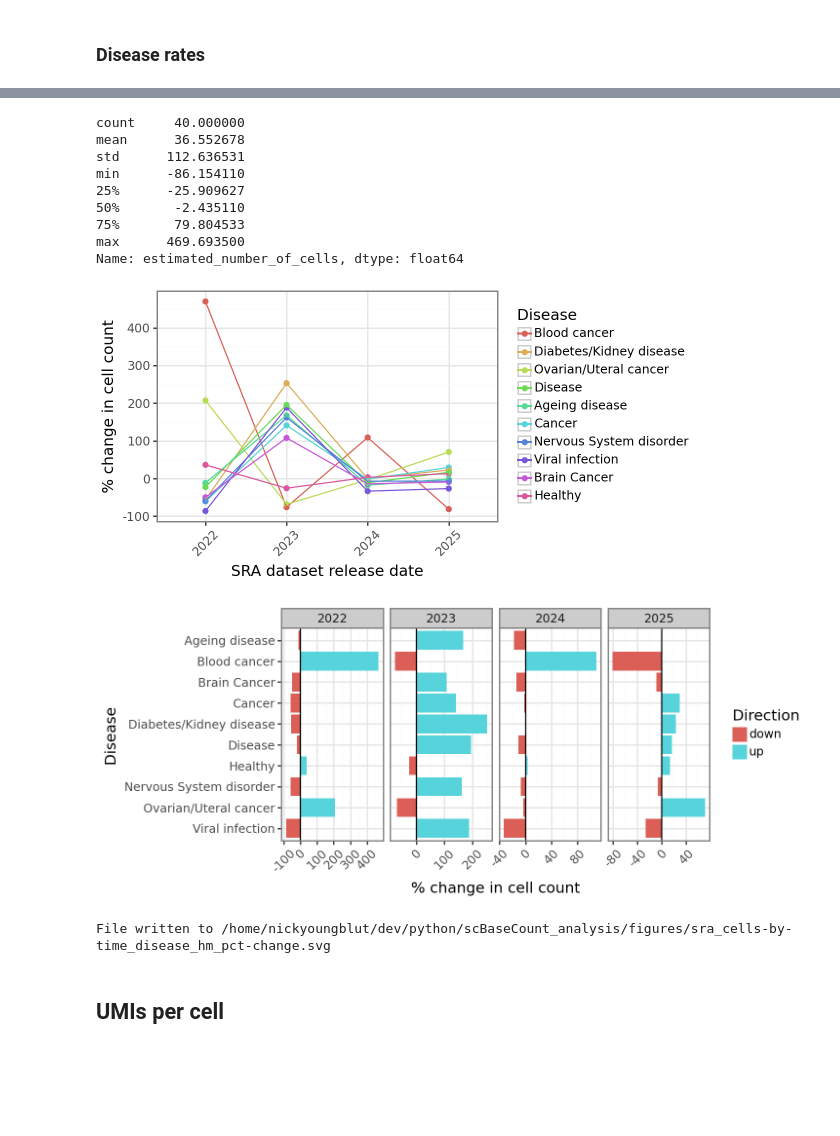
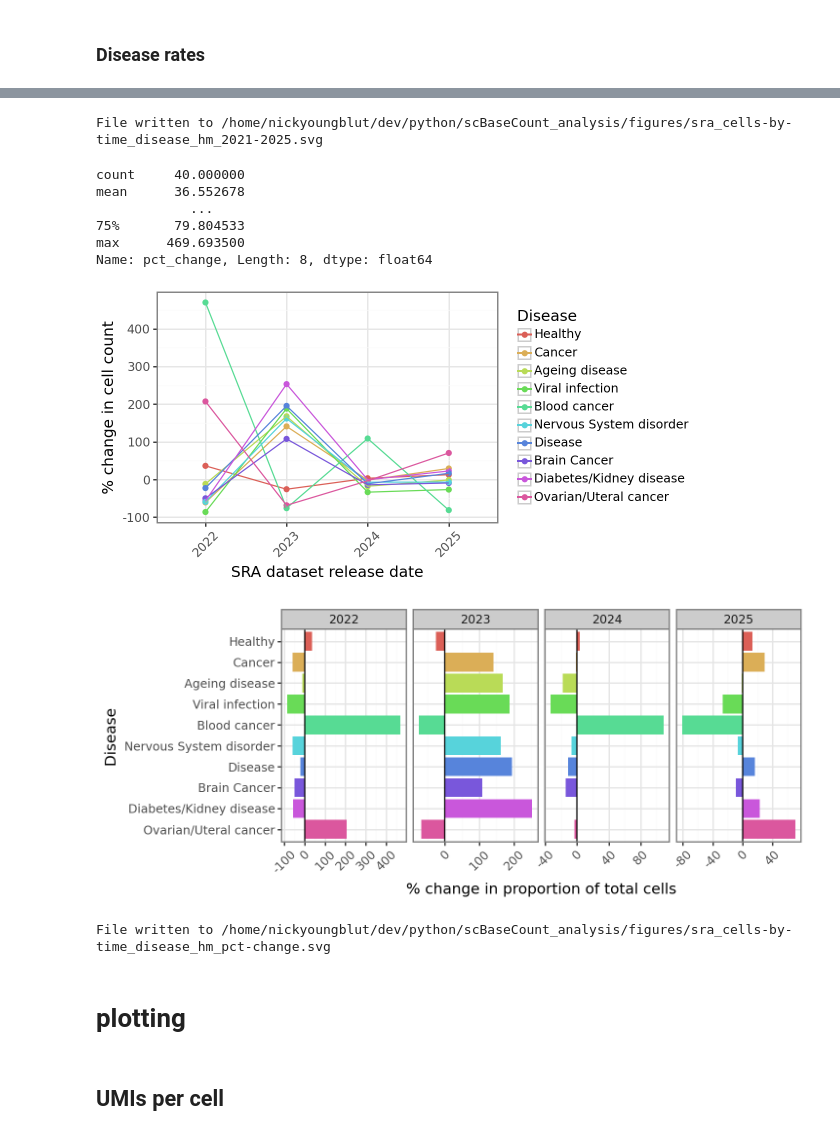
Before and after one commit to ArcInstitute/scBaseCount_analysis, a Jupyter notebook: notebooks/sra_cells-by-time.ipynb, the cells around one changed output, grey strips where cells are left out. Saved outputs shown, nothing was run; the diff lists cells and outputs as text; code cells hidden in the pictures; blank space fills up the shorter version.

Commit message:
updated disease-rate plot for SRA-by-time

```diff
--- a/notebooks/sra_cells-by-time.ipynb
+++ b/notebooks/sra_cells-by-time.ipynb
@@ -1570,6 +1588,13 @@ Name: estimated_number_of_cells, dtype: float64
+# %%
+# save as svg
+outfile = base_dir / "figures" / "sra_cells-by-time_disease_hm_2021-2025.svg"
+pn.ggsave(p, outfile)
+print(f"File written to {outfile}")
+# %% [output]
+File written to /home/nickyoungblut/dev/python/scBaseCount_analysis/figures/sra_cells-by-time_disease_hm_2021-2025.svg
 # %%
 # calculate pct_change
-df_cells_disease_sum['estimated_number_of_cells'] = (
+df_cells_disease_sum['pct_change'] = (
     df_cells_disease_sum
     .sort_values(group_cols)  # Ensure proper ordering
     .groupby(group_cols[1:])['estimated_number_of_cells']
@@ -1577,17 +1602,14 @@ df_cells_disease_sum['estimated_number_of_cells'] = (
 )
 x = pd.PeriodIndex(['2022', '2023', '2024', '2025'], freq='Y-DEC')
 df_cells_disease_sum = df_cells_disease_sum[df_cells_disease_sum["release_date_year"].isin(x)]
-df_cells_disease_sum["estimated_number_of_cells"].describe()
+df_cells_disease_sum["pct_change"].describe()
 # %% [output]
 count     40.000000
 mean      36.552678
-std      112.636531
-min      -86.154110
-25%      -25.909627
-50%       -2.435110
+            ...
 75%       79.804533
 max      469.693500
-Name: estimated_number_of_cells, dtype: float64
+Name: pct_change, Length: 8, dtype: float64
 # %%
 # filter to top 10 diseases
 df_cells_disease_sum_top10 = (
@@ -1600,14 +1622,14 @@ df_cells_disease_sum_top10 = (
 df = df_cells_disease_sum[df_cells_disease_sum["disease_group"].isin(df_cells_disease_sum_top10["disease_group"])]
 
 # order by count
-disease_order = df_cells_disease_sum_top10["disease_group"].unique().tolist()
+#disease_order = df_cells_disease_sum_top10["disease_group"].unique().tolist()
 df["disease_group"] = pd.Categorical(df["disease_group"], categories=disease_order)
 
 # plot the number of cells over time
 p = (
     pn.ggplot(
         df,
-        pn.aes(x="release_date_year", y="estimated_number_of_cells", color="disease_group")
+        pn.aes(x="release_date_year", y="pct_change", color="disease_group")
     ) +
     pn.geom_point() +
     pn.geom_line(pn.aes(group="disease_group")) +
@@ -1628,49 +1650,55 @@ p = (
 )
 p
 # %% [output]
-[figure, old version]
+[figure, new version]
 # %%
 # filter to top 10 diseases
-df = df_cells_disease_sum.copy()
+df_cells_disease_sum_top10 = (
+    df_cells_disease_sum[["disease_group", "estimated_number_of_cells"]][df_cells_disease_sum["disease_group"] != "other"]
+    .groupby("disease_group").sum()
+    .sort_values("estimated_number_of_cells", ascending=False)
+    .head(10)
+    .reset_index()
+)
+df = df_cells_disease_sum[df_cells_disease_sum["disease_group"].isin(df_cells_disease_sum_top10["disease_group"])]
 
-# reverse order
-disease_order = sorted(df["disease_group"].unique().tolist(), reverse=True)
-df["disease_group"] = pd.Categorical(df["disease_group"], categories=disease_order)
+# set color mapping
+color_mapping = dict(zip(disease_order, pn.scale_color_discrete().palette(len(disease_order))))
 
-# add change direction
-df["change_direction"] = df["estimated_number_of_cells"].apply(lambda x: "up" if x > 0 else "down")
-
-# format
-df["estimated_number_of_cells"] = df["estimated_number_of_cells"]
+# order by count
+#disease_order = df_cells_disease_sum_top10["disease_group"].unique().tolist()
+df["disease_group"] = pd.Categorical(df["disease_group"], categories=disease_order[::-1])
 
 # plot the number of cells over time
 p = (
     pn.ggplot(
         df,
-        pn.aes(x="disease_group", y="estimated_number_of_cells", fill="change_direction")
+        pn.aes(x="disease_group", y="pct_change", fill="disease_group")
     ) +
     pn.geom_col() +
     pn.geom_hline(pn.aes(yintercept=0), color="black") +
+    pn.scale_fill_manual(values=color_mapping) +
     pn.facet_grid(". ~ release_date_year", scales="free_x") +
     pn.labs(
         x = "Disease",
-        y = "% change in cell count",
+        y = "% change in proportion of total cells",
         fill = "Direction",
     ) +
     pn.coord_flip() +
     pn.theme_bw() +
     pn.theme(
         figure_size=(7.3, 3.1),
         axis_text_x=pn.element_text(angle=45, hjust=0.95),
         legend_key_size=11,  # Reduce legend key size (default is around 20)
+        legend_position="none",
     ) +
     pn.guides(
         color=pn.guide_legend(ncol=1)
     )
 )
 p
 # %% [output]
-[figure, old version]
+[figure, new version]
 # %%
 # save as svg
 outfile = base_dir / "figures" / "sra_cells-by-time_disease_hm_pct-change.svg"
@@ -1678,6 +1706,8 @@ pn.ggsave(p, outfile)
 print(f"File written to {outfile}")
 # %% [output]
 File written to /home/nickyoungblut/dev/python/scBaseCount_analysis/figures/sra_cells-by-time_disease_hm_pct-change.svg
+# %% [markdown]
+# plotting
 # %% [markdown]
 ## UMIs per cell
 # %%
```
Also changed, not shown: parts of 9 cells of this notebook.
